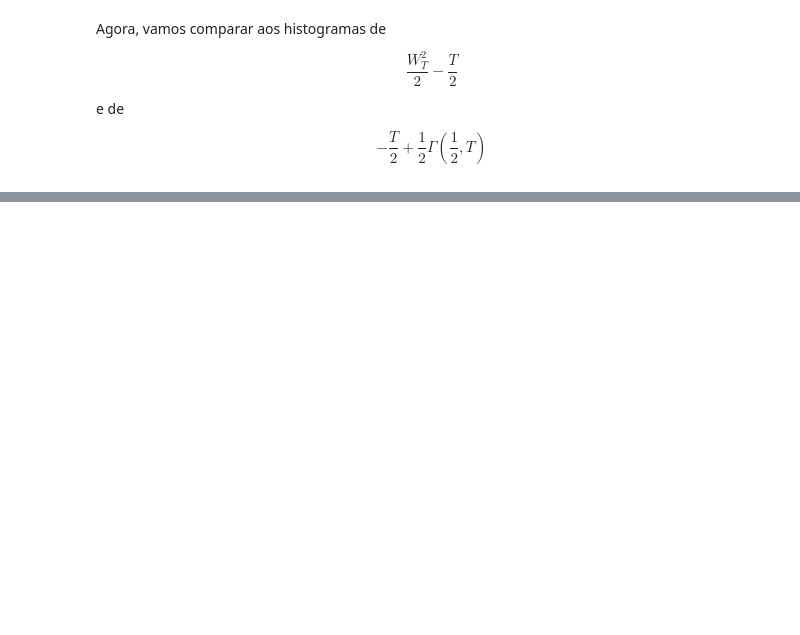
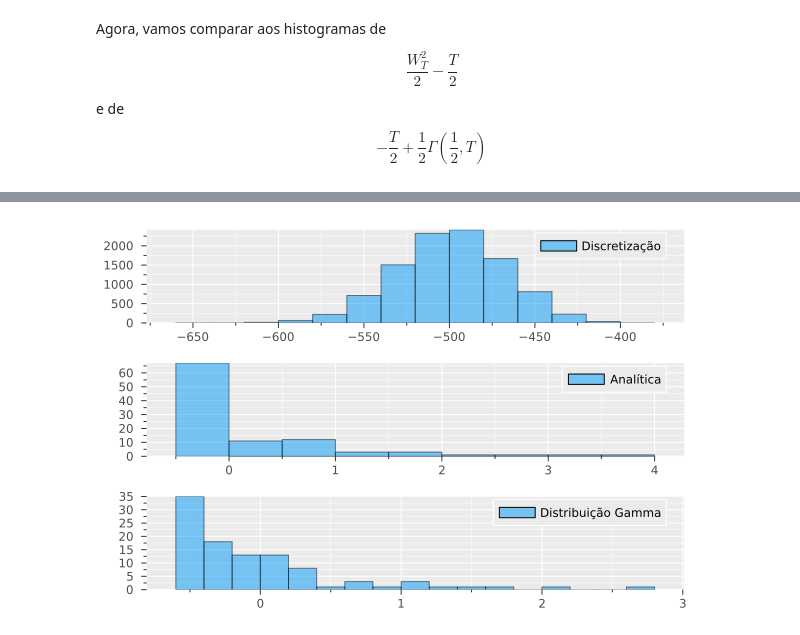
Before and after one commit to binha0/SDE, a Jupyter notebook: Teste3.ipynb, the cells around one changed output, grey strips where cells are left out. Cells and saved outputs as stored; diff of their text form; code cells hidden in the pictures; blank space fills up the shorter version.

Commit message:
New files and updates
Trying to fix the results for the discretisation of the stochastic integral (failled, but will fix for next update)

```diff
--- a/Teste3.ipynb
+++ b/Teste3.ipynb
@@ -64,0 +84,28 @@ $$ - \frac{T}{2} + \frac{1}{2} \Gamma \left( \frac{1}{2}, T \right) $$
+# %%
+# definindo parametros
+T = 1
+m = 10000
+n = 1000
+
+# calculando todos os tempos
+ts = [j*T/n for j ∈ 0:n]
+nothing
+# %%
+Is = zeros(m) # vetor para guardar as integrais de cada amostras
+
+for i ∈ 1:m
+    # gerando cada amostra
+    Wt = randn(n+1) .* .√ts
+
+    # calculando a integral dessa amostra
+    dW = Wt[2:n+1] .- Wt[1:n]
+    #dW = randn(n) .* (ts[2:n+1] .- ts[1:n])
+    Is[i] = sum(Wt[1:n] .* dW)
+end
+# %%
+p1 = histogram(Is, bins=20, label="Discretização",alpha=0.5)
+p2 = histogram(aprox,bins=20, label="Analítica",alpha=0.5)
+p3 = histogram(approx_gamma, bins=20, label="Distribuição Gamma",alpha=0.5)
+plot(p1,p2,p3, layout=(3,1))
+# %% [output]
+[figure, added]
```
Also changed, not shown: parts of 10 cells of this notebook, 1 other file.
